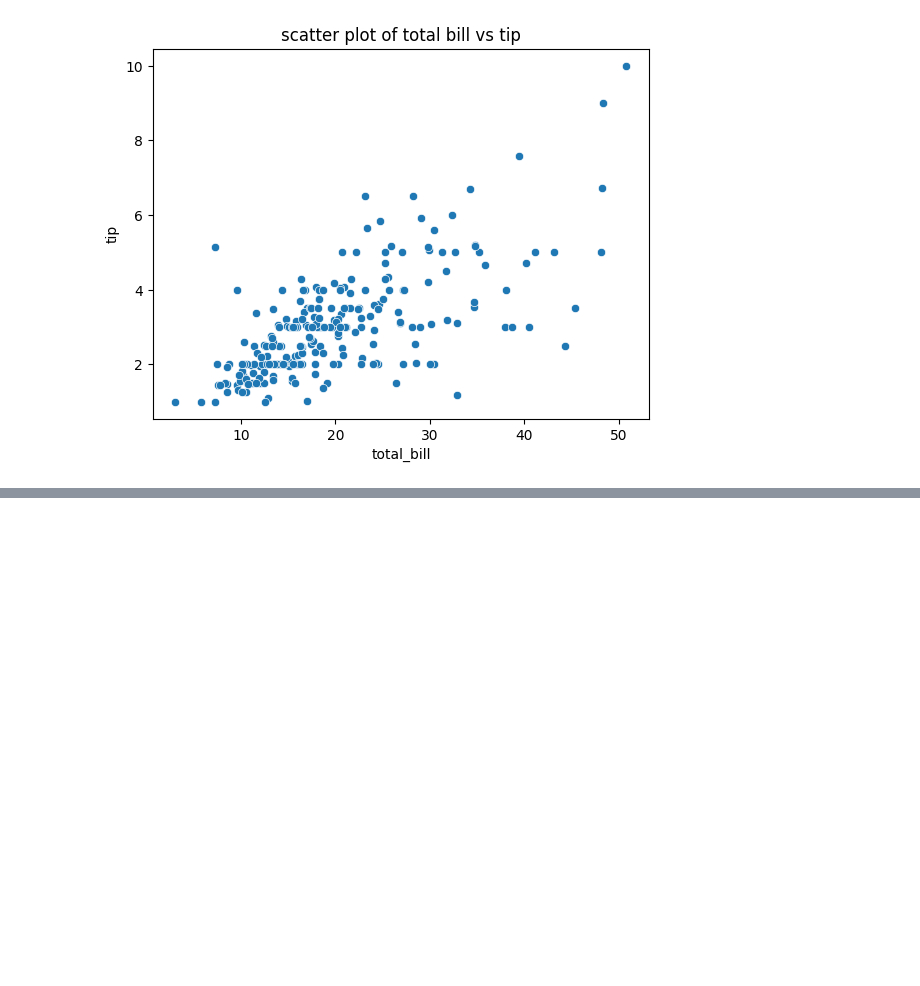
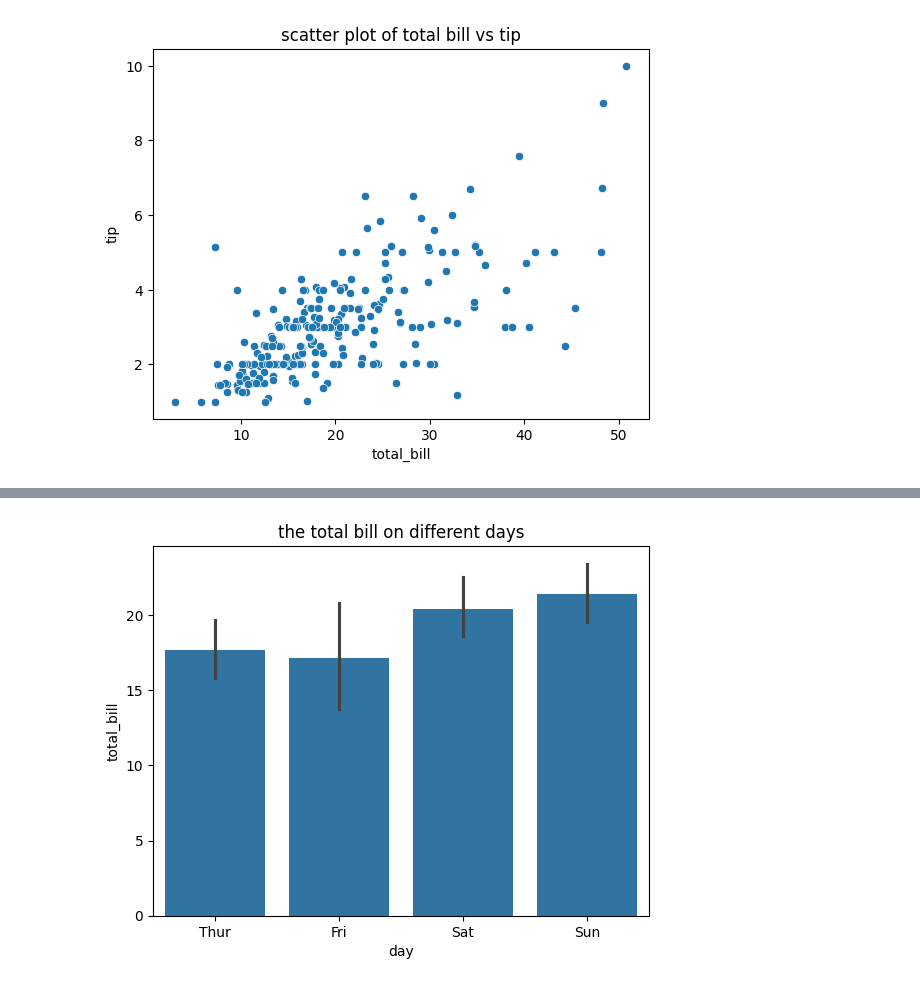
Before and after one commit to Saicharanraju0099/data-science, a Jupyter notebook: 10-Data analysis with python/10.6-seaborn.ipynb, the cells around one changed output, grey strips where cells are left out. Saved outputs shown, nothing was run; the diff lists cells and outputs as text; code cells hidden in the pictures; blank space fills up the shorter version.

```diff
--- a/10-Data analysis with python/10.6-seaborn.ipynb
+++ b/10-Data analysis with python/10.6-seaborn.ipynb
@@ -28,0 +36,8 @@ plt.show()
+# %%
+#categort plots
+# bar plot
+sns.barplot(data=tips, x='day', y='total_bill')
+plt.title("the total bill on different days")
+plt.show()
+# %% [output]
+[figure, added]
```
Also changed, not shown: parts of 1 cell of this notebook.
